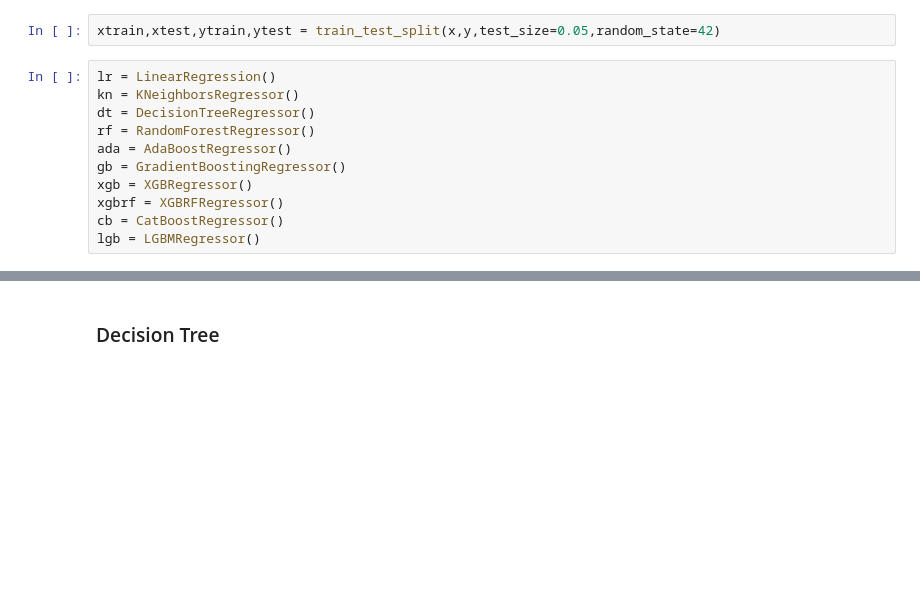
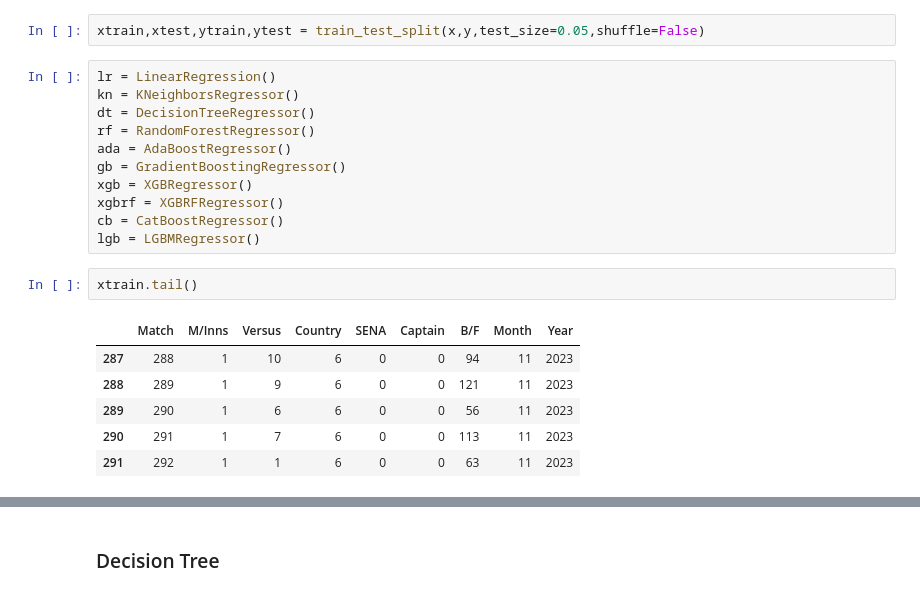
Before and after one commit to SharanKalyan/Virat-Kohli-ODI, a Jupyter notebook: Analysis-Virat-Kohli-ODI.ipynb, the cells around one changed output, grey strips where cells are left out. Drawn from its saved outputs; the diff is of its cells as text; blank space fills up the shorter version.

```diff
--- a/Analysis-Virat-Kohli-ODI.ipynb
+++ b/Analysis-Virat-Kohli-ODI.ipynb
@@ -383,7 +389,7 @@ ml.head()
 x = ml.drop('Runs',axis=1)
 y = ml[['Runs']]
 # %%
-xtrain,xtest,ytrain,ytest = train_test_split(x,y,test_size=0.05,random_state=42)
+xtrain,xtest,ytrain,ytest = train_test_split(x,y,test_size=0.05,shuffle=False)
 # %%
 lr = LinearRegression()
 kn = KNeighborsRegressor()
@@ -395,6 +401,15 @@ xgb = XGBRegressor()
 xgbrf = XGBRFRegressor()
 cb = CatBoostRegressor()
 lgb = LGBMRegressor()
+# %%
+xtrain.tail()
+# %% [output]
+|  | Match | M/Inns | Versus | Country | SENA | Captain | B/F | Month | Year |
+| 287 | 288 | 1 | 10 | 6 | 0 | 0 | 94 | 11 | 2023 |
+| 288 | 289 | 1 | 9 | 6 | 0 | 0 | 121 | 11 | 2023 |
+| 289 | 290 | 1 | 6 | 6 | 0 | 0 | 56 | 11 | 2023 |
+| 290 | 291 | 1 | 7 | 6 | 0 | 0 | 113 | 11 | 2023 |
+| 291 | 292 | 1 | 1 | 6 | 0 | 0 | 63 | 11 | 2023 |
 # %%
 lr.fit(xtrain,ytrain)
 lr_preds = lr.predict(xtest)
```
Also changed, not shown: parts of 22 cells of this notebook.
